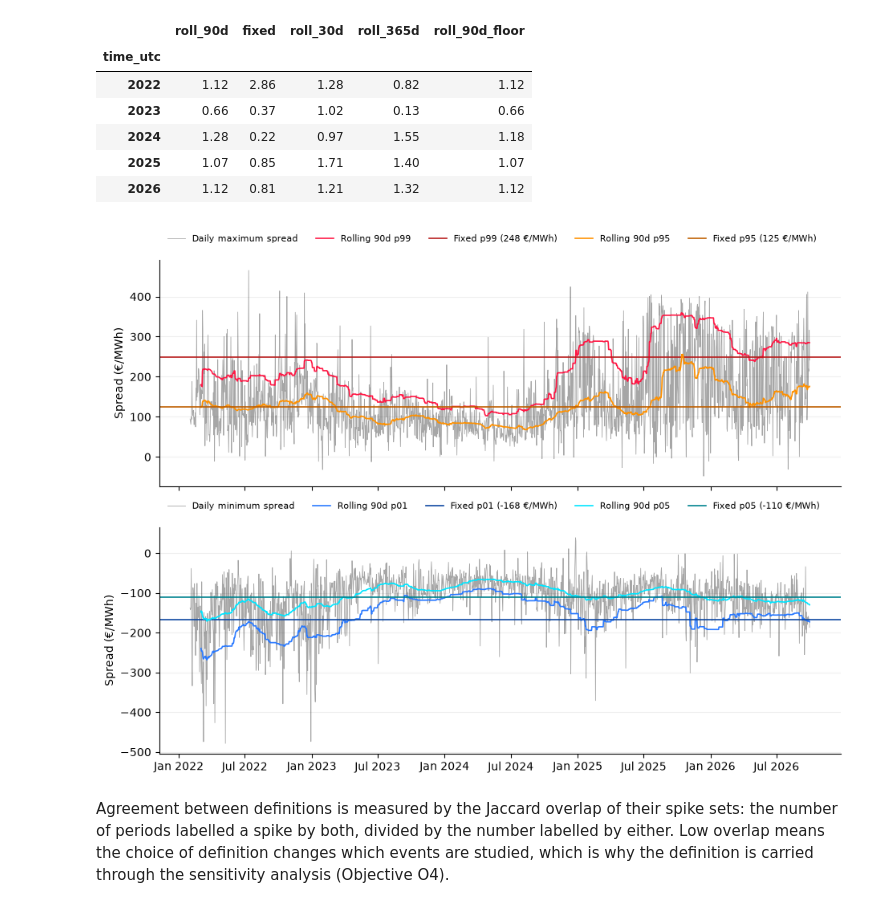
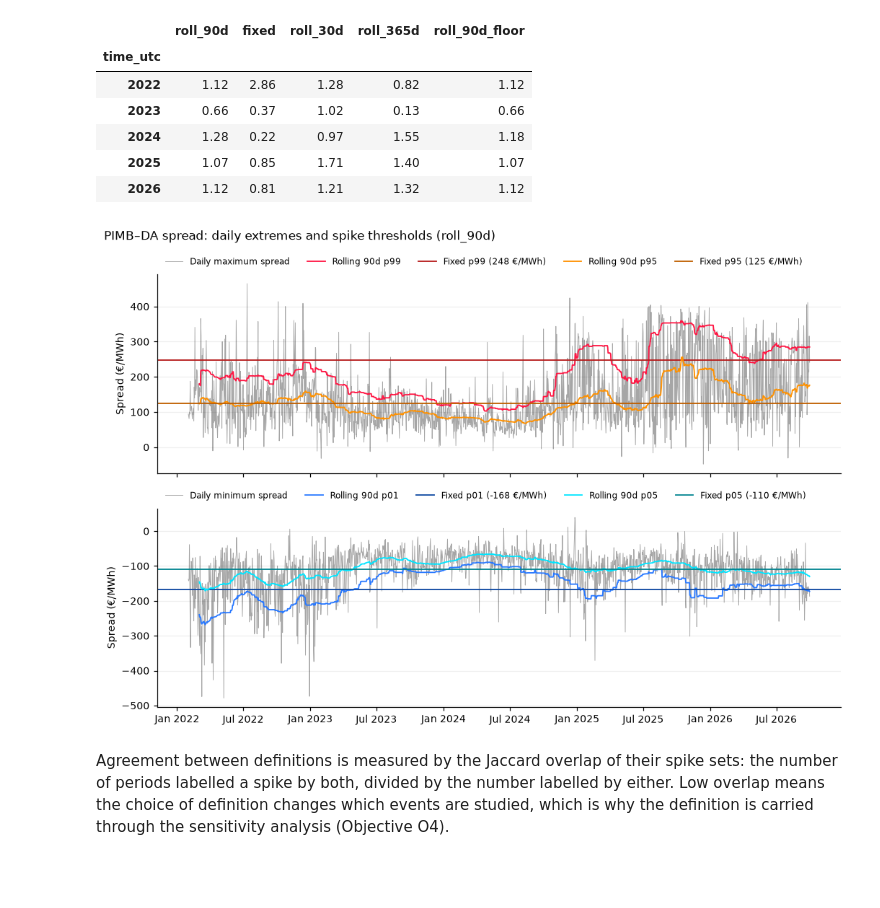
Before and after one commit to finn0connor/foc-masters-thesis, a Jupyter notebook: notebooks/00_data_overview.ipynb, the cells around one changed output. Drawn from its saved outputs; the diff is of its cells as text; code cells hidden in the pictures; blank space fills up the shorter version.

Commit message:
changed all plots to use matplotlib instead of plotly so that they render on github

```diff
--- a/notebooks/00_data_overview.ipynb
+++ b/notebooks/00_data_overview.ipynb
@@ -67,0 +81,19 @@ fig
+# %%
+spread = df["spread"].dropna()
+by_year = spread.groupby(spread.index.year)
+years = list(by_year.groups)
+
+fig, ax = plt.subplots(figsize=(7, 3.5))
+ax.boxplot([g.values for _, g in by_year], tick_labels=years, whis=(1, 99), showfliers=False,
+           medianprops=dict(color="black"), boxprops=dict(color="0.3"),
+           whiskerprops=dict(color="0.3"), capprops=dict(color="0.3"))
+ax.axhline(0, color="0.5", lw=0.8)
+ax.set_ylabel("Spread (€/MWh)")
+ax.set_title("PIMB–DA spread by year (box: quartiles, whiskers: 1st–99th percentile)")
+finish(fig, "spread_by_year")
+
+stats = by_year.describe(percentiles=[.01, .05, .25, .5, .75, .95, .99])
+stats["iqr"] = stats["75%"] - stats["25%"]
+stats["p99_p01_range"] = stats["99%"] - stats["1%"]
+stats = stats.rename(columns={"count": "periods"})
+stats[["periods", "mean", "std", "1%", "5%", "25%", "50%", "75%", "95%", "99%", "iqr", "p99_p01_range"]].round(1)
@@ -160,42 +201,33 @@ Lower tail (p01), % of periods
 | 2025 | 1.07 | 0.85 | 1.71 | 1.40 | 1.07 |
 | 2026 | 1.12 | 0.81 | 1.21 | 1.32 | 1.12 |
 # %%
-def tail_plot_mpl(tail, ax=None, save=None):
+def tail_plot(tail, ax):
+    # Daily extremes of the spread against the spike thresholds for one tail.
     if tail == "upper":
         data, stat = s.resample("D").max(), "Daily maximum"
         lines = {"p99": ("#ff1744", "#b71c1c"), "p95": ("#ff9100", "#bf5f00")}
     else:
         data, stat = s.resample("D").min(), "Daily minimum"
         lines = {"p01": ("#2979ff", "#0d47a1"), "p05": ("#00e5ff", "#00838f")}
+    thr = thresholds[PRIMARY].resample("D").last()
 
-    thr = thresholds[PRIMARY].resample("D").last()
-    to_local = lambda idx: idx.tz_convert("Europe/Dublin").tz_localize(None)
-
-    if ax is None:
-        fig, ax = plt.subplots(figsize=(10, 3.5))
     ax.plot(to_local(data.index), data, color="black", alpha=0.35, lw=0.6, label=f"{stat} spread")
     for q, (c_roll, c_fixed) in lines.items():
         ax.plot(to_local(thr.index), thr[q], color=c_roll, lw=1.2, label=f"Rolling 90d {q}")
         v = thresholds["fixed"][q].iloc[0]
         ax.axhline(v, color=c_fixed, lw=1.2, label=f"Fixed {q} ({v:.0f} €/MWh)")
+    ax.set_ylabel("Spread (€/MWh)")
+    ax.legend(ncol=5, fontsize=8, loc="lower left", bbox_to_anchor=(0, 1.0))
 
-    ax.set_ylabel("Spread (€/MWh)")
-    ax.xaxis.set_major_locator(mdates.MonthLocator(bymonth=[1, 7]))
-    ax.xaxis.set_major_formatter(mdates.DateFormatter("%b %Y"))
-    ax.grid(axis="y", alpha=0.2)
-    ax.spines[["top", "right"]].set_visible(False)
-    ax.legend(ncol=5, fontsize=8, frameon=False, loc="upper left", bbox_to_anchor=(0, 1.15))
-    if save:
-        ax.figure.savefig(save, bbox_inches="tight")
-    return ax
-
-fig, axes = plt.subplots(2, 1, figsize=(10, 7), sharex=True)
-tail_plot_mpl("upper", axes[0])
-tail_plot_mpl("lower", axes[1])
-fig.tight_layout()
-# fig.savefig("../outputs/figures/spike_thresholds.pdf", bbox_inches="tight")
+fig, axes = plt.subplots(2, 1, figsize=(10, 6.5), sharex=True)
+tail_plot("upper", axes[0])
+tail_plot("lower", axes[1])
+axes[1].xaxis.set_major_locator(mdates.MonthLocator(bymonth=[1, 7]))
+axes[1].xaxis.set_major_formatter(mdates.DateFormatter("%b %Y"))
+fig.suptitle(f"PIMB–DA spread: daily extremes and spike thresholds ({PRIMARY})", x=0.01, ha="left")
+finish(fig, "spike_thresholds")
 # %% [output]
-[figure, old version]
+[figure, new version]
 # %% [markdown]
 Agreement between definitions is measured by the Jaccard overlap of their spike sets: the number of periods labelled a spike by both, divided by the number labelled by either. Low overlap means the choice of definition changes which events are studied, which is why the definition is carried through the sensitivity analysis (Objective O4).
 # %%
```
Also changed, not shown: parts of 13 cells of this notebook.
